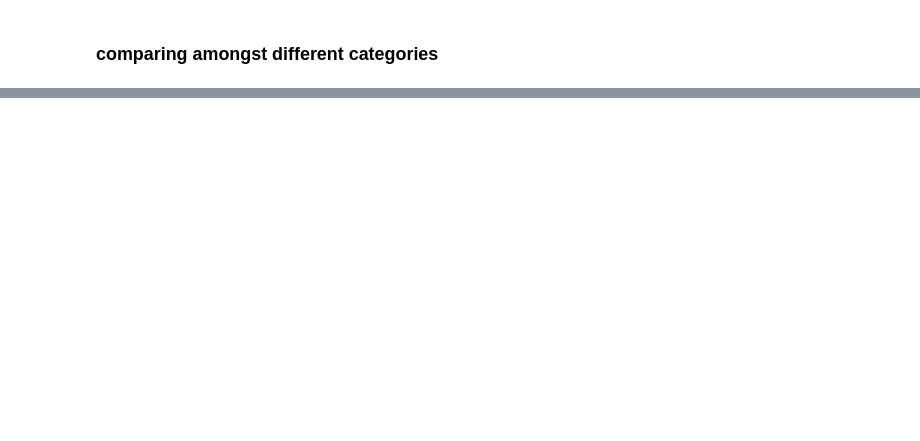
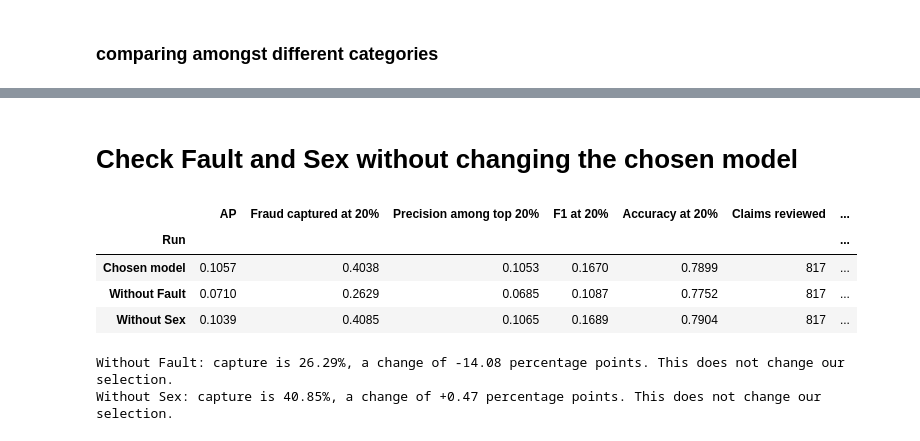
Before and after one commit to Break-Through-Tech/LexisNexis-1B-detecting-fraudulent-insurance-claims, a Jupyter notebook: notebooks/Fraud_Detection.ipynb, the cells around one changed output, grey strips where cells are left out. Cells and saved outputs as stored; diff of their text form; code cells hidden in the pictures; blank space fills up the shorter version.

Commit message:
Trained Model on 1996

```diff
--- a/notebooks/Fraud_Detection.ipynb
+++ b/notebooks/Fraud_Detection.ipynb
@@ -823,0 +889,35 @@ Claims in the review queue (20%): 1039
+# %% [markdown]
+# Check Fault and Sex without changing the chosen model
+# %%
+from sklearn.base import clone
+
+# Map dummy columns back to their original or engineered feature.
+encoded_groups = {}
+for feature in final_train_features.columns:
+    columns = [c for c in final_X_train.columns if c.startswith(feature + '_')] if feature in fe_category_columns else [feature]
+    for column in columns:
+        assert column not in encoded_groups
+        encoded_groups[column] = feature
+assert set(encoded_groups) == set(final_X_train.columns)
+
+diagnostic_rows = [{'Run': 'Chosen model', **final_metrics}]
+for label, removed in [('Without Fault', ['Fault', 'CoverageFault']), ('Without Sex', ['Sex'])]:
+    remaining = [c for c in final_X_train if encoded_groups[c] not in removed]
+    diagnostic_model = clone(final_model)
+    diagnostic_model.fit(final_X_train[remaining], final_y_train)
+    diagnostic_scores = diagnostic_model.predict_proba(final_X_test[remaining])[:, 1]
+    metrics, _ = capacity_results(final_y_test, diagnostic_scores)
+    diagnostic_rows.append({'Run': label, **metrics})
+diagnostic_results = pd.DataFrame(diagnostic_rows).set_index('Run')
+diagnostic_results['Capture change (percentage points)'] = 100 * (diagnostic_results['Fraud captured at 20%'] - final_metrics['Fraud captured at 20%'])
+display(diagnostic_results.round(4))
+for label in ['Without Fault', 'Without Sex']:
+    print(f"{label}: capture is {diagnostic_results.loc[label, 'Fraud captured at 20%']:.2%}, a change of {diagnostic_results.loc[label, 'Capture change (percentage points)']:+.2f} percentage points. This does not change our selection.")
+# %% [output]
+|  | AP | Fraud captured at 20% | Precision among top 20% | F1 at 20% | Accuracy at 20% | Claims reviewed | ... |
+| Run |  |  |  |  |  |  | ... |
+| Chosen model | 0.1057 | 0.4038 | 0.1053 | 0.1670 | 0.7899 | 817 | ... |
+| Without Fault | 0.0710 | 0.2629 | 0.0685 | 0.1087 | 0.7752 | 817 | ... |
+| Without Sex | 0.1039 | 0.4085 | 0.1065 | 0.1689 | 0.7904 | 817 | ... |
+Without Fault: capture is 26.29%, a change of -14.08 percentage points. This does not change our selection.
+Without Sex: capture is 40.85%, a change of +0.47 percentage points. This does not change our selection.
```
Also changed, not shown: parts of 21 cells of this notebook.
